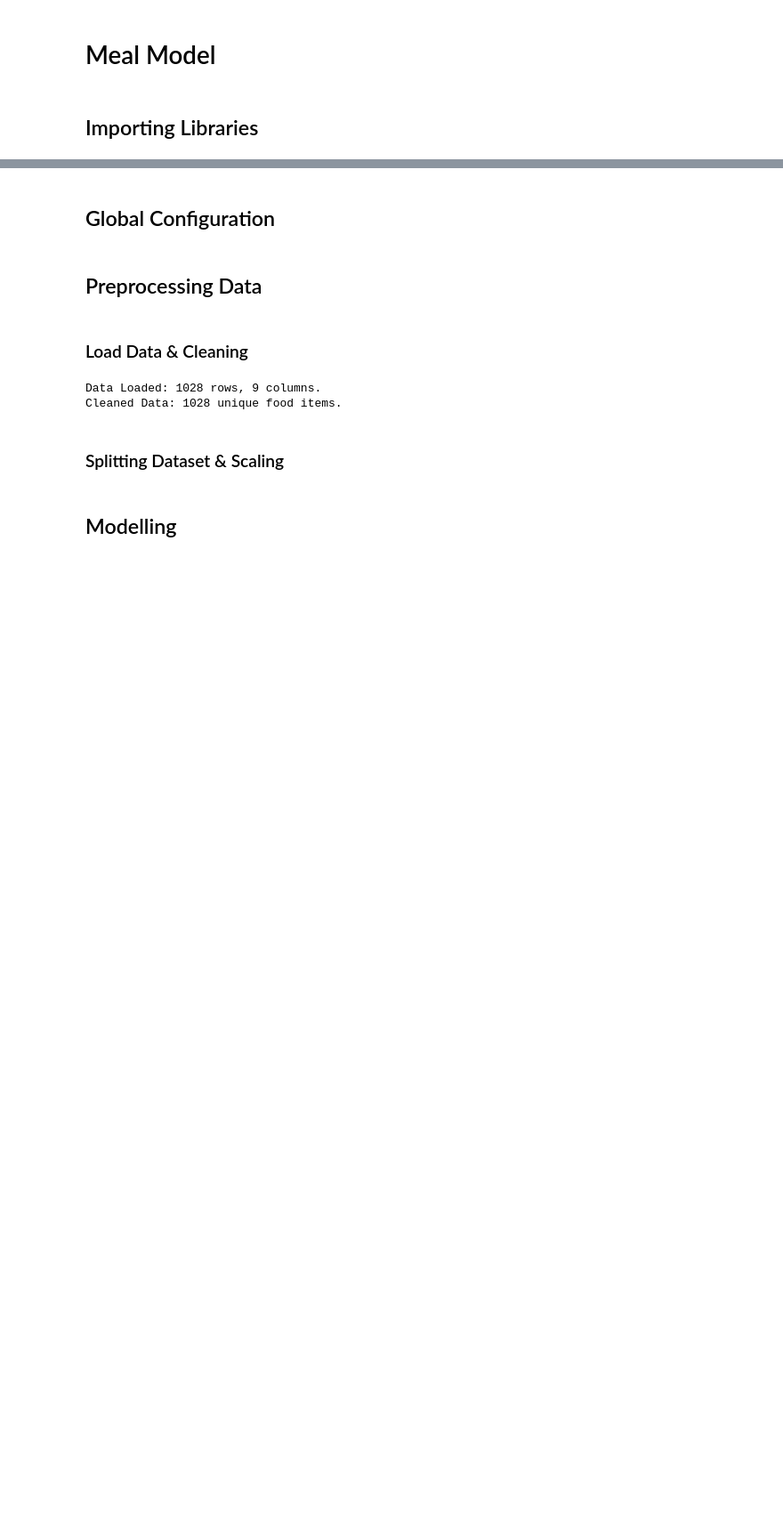
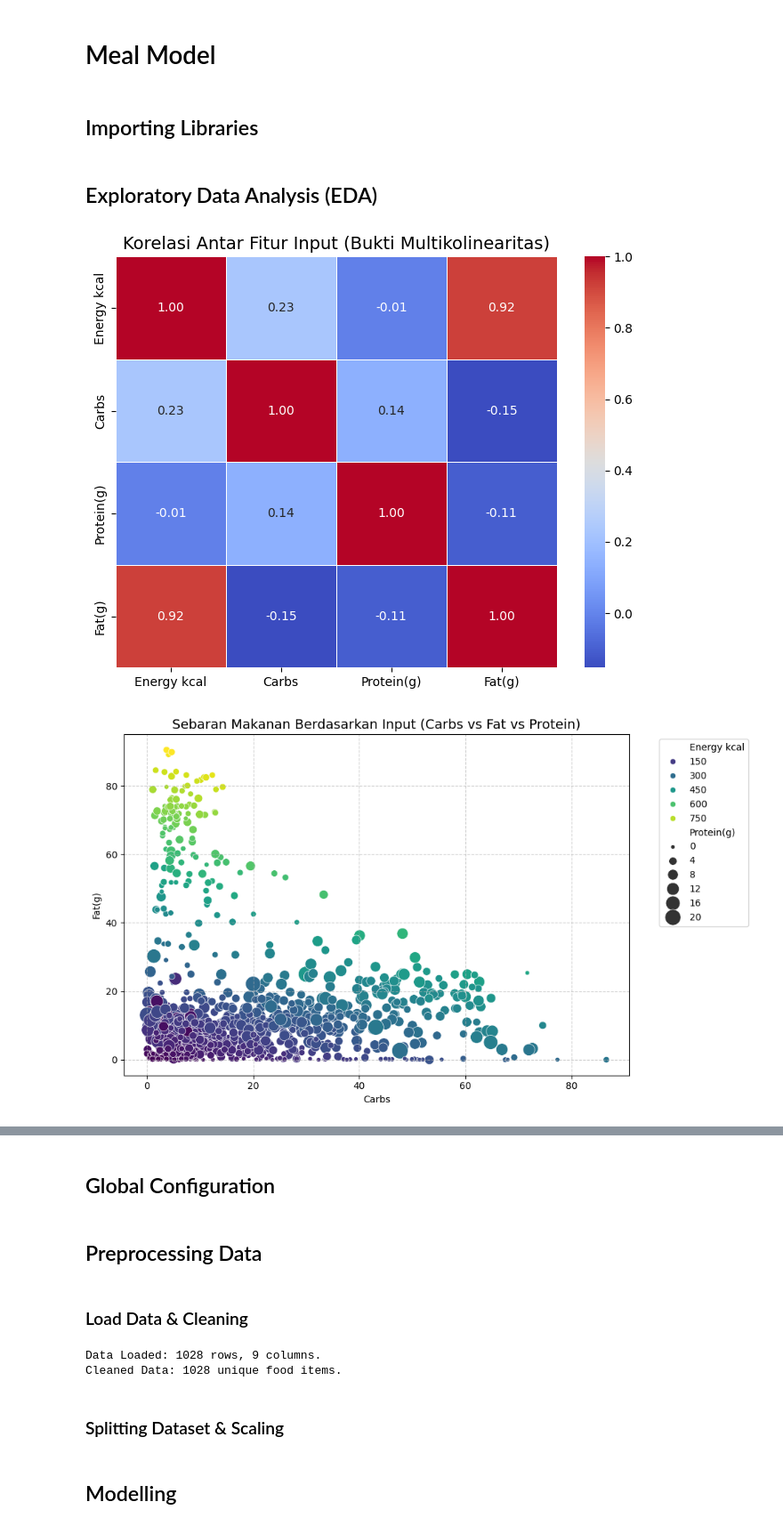
Before and after one commit to crisvito/viktorifit-ml, a Jupyter notebook: notebooks/models/modeling_dataset_meal.ipynb, the cells around one changed output, grey strips where cells are left out. Shown at 89% size. Cells and saved outputs as stored; diff of their text form; code cells hidden in the pictures; blank space fills up the shorter version.

```diff
--- a/notebooks/models/modeling_dataset_meal.ipynb
+++ b/notebooks/models/modeling_dataset_meal.ipynb
@@ -9,3 +9,44 @@ import pickle
 from sklearn.neighbors import NearestNeighbors
 from sklearn.preprocessing import MinMaxScaler
 from sklearn.model_selection import train_test_split
+# %% [markdown]
+## Exploratory Data Analysis (EDA)
+# %%
+import pandas as pd
+import seaborn as sns
+import matplotlib.pyplot as plt
+
+# 1. Memuat Dataset langsung dari file CSV
+# Ubah 'nama_file_kamu.csv' sesuai dengan nama file atau path kamu.
+df = pd.read_csv('../../data/dataset_meal.csv')
+
+# 2. Mendefinisikan Kelompok Kolom sesuai Konsep
+input_features = ['Energy kcal', 'Carbs', 'Protein(g)', 'Fat(g)']
+target = 'Food Items'
+secondary_features = ['Freesugar(g)', 'Fibre(g)', 'Cholestrol(mg)', 'Calcium(mg)']
+
+# --- VISUALISASI 1: Cek Multikolinearitas pada Fitur Input ---
+plt.figure(figsize=(8, 6))
+sns.heatmap(df[input_features].corr(), annot=True, cmap='coolwarm', fmt=".2f", linewidths=0.5)
+plt.title('Korelasi Antar Fitur Input (Bukti Multikolinearitas)', fontsize=14)
+plt.show()
+
+# --- VISUALISASI 2: Sebaran Fitur Input (Melihat Klaster Makanan vs Minuman) ---
+plt.figure(figsize=(10, 6))
+sns.scatterplot(data=df, x='Carbs', y='Fat(g)', size='Protein(g)', sizes=(20, 300), hue='Energy kcal', palette='viridis')
+plt.title('Sebaran Makanan Berdasarkan Input (Carbs vs Fat vs Protein)', fontsize=14)
+plt.legend(bbox_to_anchor=(1.05, 1), loc='upper left')
+plt.grid(True, linestyle='--', alpha=0.6)
+plt.tight_layout()
+plt.show()
+
+
+
+# --- TAMPILKAN STATISTIK DESKRIPTIF SINGKAT ---
+print("=== Ringkasan Statistik Fitur Input ===")
+print(df[input_features].describe().round(2))
+print("\n=== Ringkasan Statistik Atribut Bawaan ===")
+print(df[secondary_features].describe().round(2))
+# %% [output]
+[figure, added]
+[figure, added]
```
Also changed, not shown: parts of 1 cell of this notebook, 6 other files.
